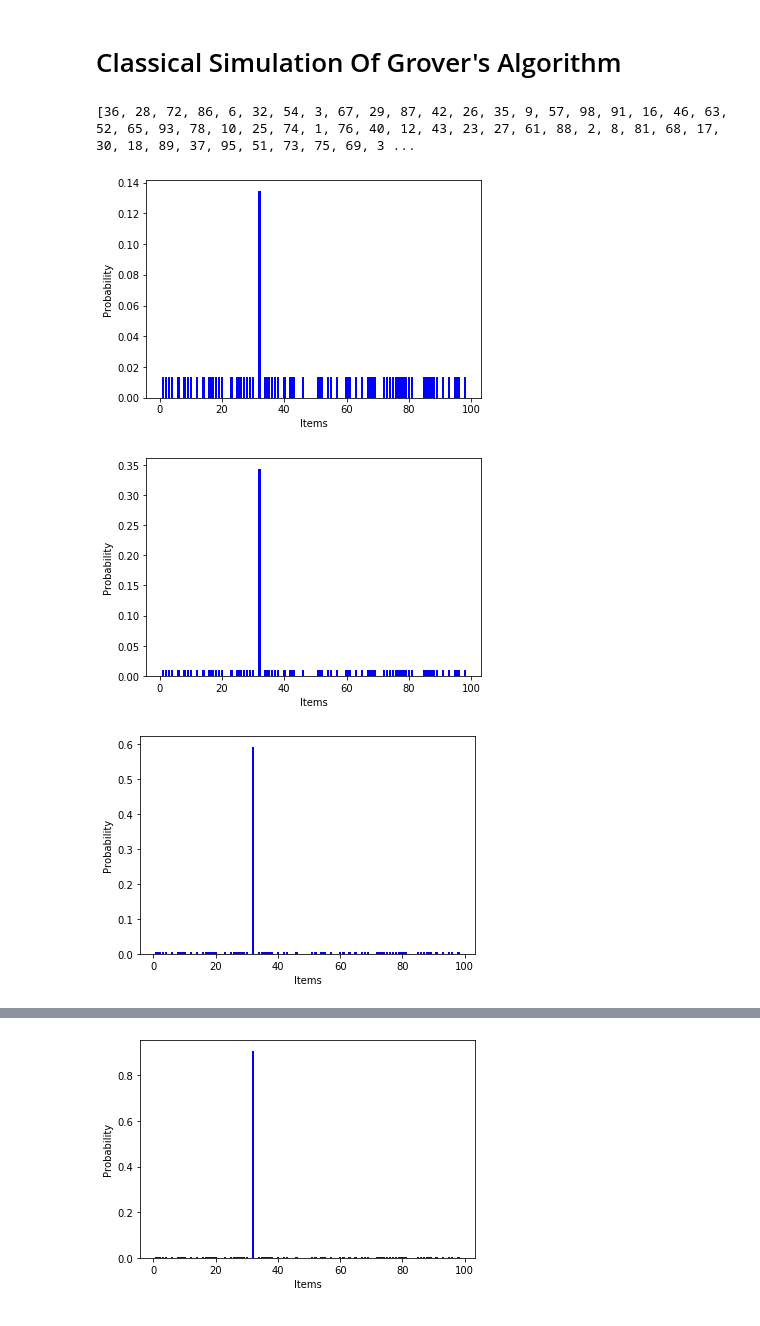
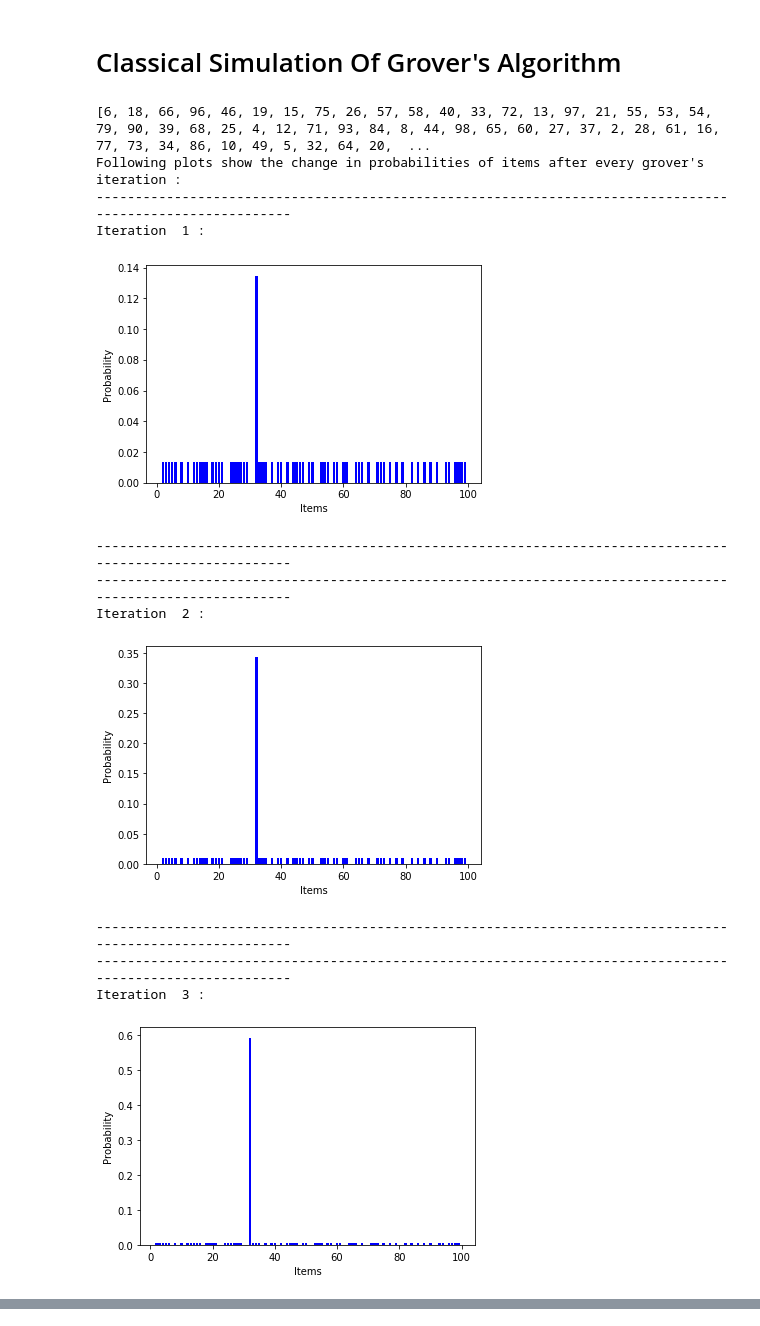
Before and after one commit to sid1993/qbitwise, a Jupyter notebook: Grover's.ipynb, the cells around one changed output, grey strips where cells are left out. Saved outputs shown, nothing was run; the diff lists cells and outputs as text; code cells hidden in the pictures.

Commit message:
Grover's Update

```diff
--- a/Grover's.ipynb
+++ b/Grover's.ipynb
@@ -49,17 +49,32 @@ def grover(datalist,key):
 # %%
 datalist = random.sample(range(1, 100), 64)
 grover(datalist,32)
 print(datalist)
+print("Following plots show the change in probabilities of items after every grover's iteration :")
 result ={}
+iteration = 1
 for plot in plots:
     for i in range(len(plot)):
         result[datalist[i]] = plot[i]
+    print("----------------------------------------------------------------------------------------------------------")
+    print("Iteration ",iteration," :")
     plt.bar(result.keys(), result.values(),color='b')
     plt.ylabel("Probability")
     plt.xlabel("Items")
     plt.show()
+    iteration +=1
+    print("----------------------------------------------------------------------------------------------------------")
 # %% [output]
-[36, 28, 72, 86, 6, 32, 54, 3, 67, 29, 87, 42, 26, 35, 9, 57, 98, 91, 16, 46, 63, 52, 65, 93, 78, 10, 25, 74, 1, 76, 40, 12, 43, 23, 27, 61, 88, 2, 8, 81, 68, 17, 30, 18, 89, 37, 95, 51, 73, 75, 69, 3 ...
+[6, 18, 66, 96, 46, 19, 15, 75, 26, 57, 58, 40, 33, 72, 13, 97, 21, 55, 53, 54, 79, 90, 39, 68, 25, 4, 12, 71, 93, 84, 8, 44, 98, 65, 60, 27, 37, 2, 28, 61, 16, 77, 73, 34, 86, 10, 49, 5, 32, 64, 20,  ...
+Following plots show the change in probabilities of items after every grover's iteration :
+----------------------------------------------------------------------------------------------------------
+Iteration  1 :
-[figure, old version]
+[figure, new version]
+----------------------------------------------------------------------------------------------------------
+----------------------------------------------------------------------------------------------------------
+Iteration  2 :
-[figure, old version]
+[figure, new version]
+----------------------------------------------------------------------------------------------------------
+----------------------------------------------------------------------------------------------------------
+Iteration  3 :
-[figure, old version]
+[figure, new version]
@@ -69 +92,0 @@ for plot in plots:
-[figure, removed]
```
Also changed, not shown: parts of 4 cells of this notebook.
